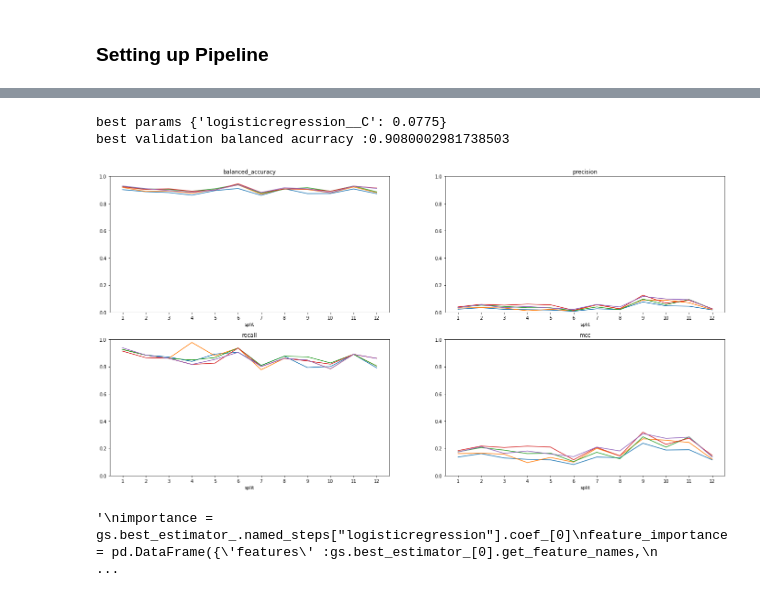
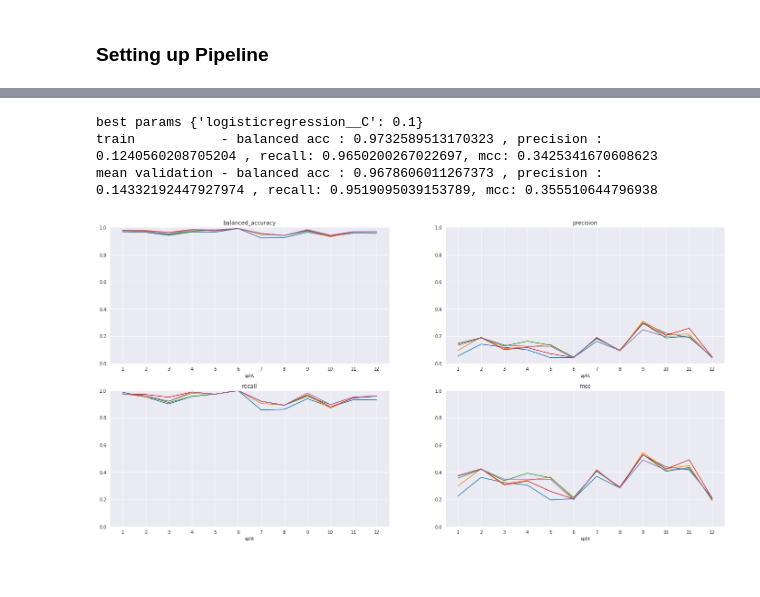
Before and after one commit to ngcheeyuan/Fraud_Detection_Capstone, a Jupyter notebook: Capstone_Final_Model_TS.ipynb, the cells around one changed output, grey strips where cells are left out. Drawn from its saved outputs; the diff is of its cells as text; code cells hidden in the pictures.

```diff
--- a/Capstone_Final_Model_TS.ipynb
+++ b/Capstone_Final_Model_TS.ipynb
@@ -247,18 +303,12 @@ df_test = time_risk(df_test)
 # %%
-features = ['cc_num','job','category','merchant','amt','trans_month','weekday','time_risk',
-            'day','age_at_trans','flag_cat_amt','rolling_cat_5d','flag_1','flag_2']
+features = ['cc_num','job','category','merchant','amt','trans_month','weekday','time_risk','age_bin','flag_cat_amt',
+            'total_amt','amt_lower_bound','amt_upper_bound_2','trans_flag_60d_ewm','ewm_5d_outlier']
 # %%
 X_train = df_train.loc[:,features].copy()
-X_train['job'] = X_train['job'].astype('category')
-X_train['merchant'] = X_train['job'].astype('category')
-X_train['cc_num'] = X_train['cc_num'].astype('category')
 y_train = df_train.loc[:,'is_fraud'].copy()
 
 
 X_test = df_test.loc[:,features].copy()
-X_test['job'] = X_test['job'].astype('category')
-X_test['merchant'] = X_test['job'].astype('category')
-X_test['cc_num'] = X_test['cc_num'].astype('category')
 y_test= df_test.loc[:,'is_fraud'].copy()
 # %% [markdown]
 ### Setting up Pipeline
@@ -286,7 +336,11 @@ log_model = make_pipeline(ctf,
 #                         var,
                           over,
 #                         under,
-                          LogisticRegression(class_weight='balanced', max_iter = 1000, solver = 'saga', tol = 0.1)) #using class weights to adjust for class imbalance
+                          LogisticRegression(class_weight='balanced',
+                                             max_iter = 1000,
+                                             solver = 'saga',
+                                             tol = 0.1,
+                                             random_state = 42)) #using class weights to adjust for class imbalance
 
 xgboost_model = make_pipeline(ctf,
                               over, #over sample positive class
@@ -294,15 +348,17 @@ xgboost_model = make_pipeline(ctf,
                               var,
                               XGBClassifier(tree_method = 'hist',
                                             max_delta_step = 10,
-                                            subsample = 0.7,colsample_by_tree = 0.7,
+                                            subsample = 0.5,colsample_by_tree = 0.5,
                                             min_child_weight = 30,gamma = 30,
                                             objective = 'binary:logistic',
-#                                            scale_pos_weight = weight #and provide a weight to adjust for the class imbalance
+                                            random_state = 42
+#                                           scale_pos_weight = weight #and provide a weight to adjust for the class imbalance
                                             ))
 
-rus_model = make_pipeline(ctf,
-                          over,
-                          RUSBoostClassifier())
+rf_model = make_pipeline(ctf,
+                         over,
+                         RandomForestClassifier(class_weight = 'balanced',
+                                                random_state = 42))
 # %%
 rolling_cv = rolling_forecast_origin(X_train)
 cv = cv_generator(rolling_cv)
@@ -319,8 +375,8 @@ gs = GridSearchCV(log_model, # what object are we optimizing?
                   param_grid=pipe_params, # what parameters values are we searching?
                   cv=cv, # custom folds
                   scoring = scoring,
-                  refit = 'balanced_accuracy',
-                  n_jobs = 2)
+                  verbose = False,
+                  refit = 'balanced_accuracy')
 # %%
 gs.fit(X_train,y_train)
 # %% [output]
@@ -347,8 +403,9 @@ GridSearchCV(cv=[(RangeIndex(start=0, stop=923485, step=1),
 with open('logistic_regression', 'wb') as files:
     pickle.dump(gs, files)
 # %%
-best_score = plot_cross_val_results(gs)
+best_score = plot_cross_val_results(gs,X_train,y_train)
 # %% [output]
-best params {'logisticregression__C': 0.0775}
-best validation balanced acurracy :0.9080002981738503
+best params {'logisticregression__C': 0.1}
+train           - balanced acc : 0.9732589513170323 , precision : 0.1240560208705204 , recall: 0.9650200267022697, mcc: 0.3425341670608623
+mean validation - balanced acc : 0.9678606011267373 , precision : 0.14332192447927974 , recall: 0.9519095039153789, mcc: 0.355510644796938
-[figure, old version]
+[figure, new version]
@@ -358,11 +411,0 @@ best validation balanced acurracy :0.9080002981738503
-# %%
-'''
-importance = gs.best_estimator_.named_steps["logisticregression"].coef_[0]
-feature_importance = pd.DataFrame({'features' :gs.best_estimator_[0].get_feature_names,
-                                   'coefficient' : abs(importance)}).sort_values(by='coefficient', ascending = False)
-feature_importance['rank'] = feature_importance['coefficient'].rank(ascending = False)
-plt.figure(figsize = (12,7))
-sns.barplot( y= feature_importance['features'], x = feature_importance['coefficient'], orient = 'h', color = 'lightblue');
-'''
-# %% [output]
-'\nimportance = gs.best_estimator_.named_steps["logisticregression"].coef_[0]\nfeature_importance = pd.DataFrame({\'features\' :gs.best_estimator_[0].get_feature_names,\n                               ...
```
Also changed, not shown: parts of 34 cells of this notebook.
